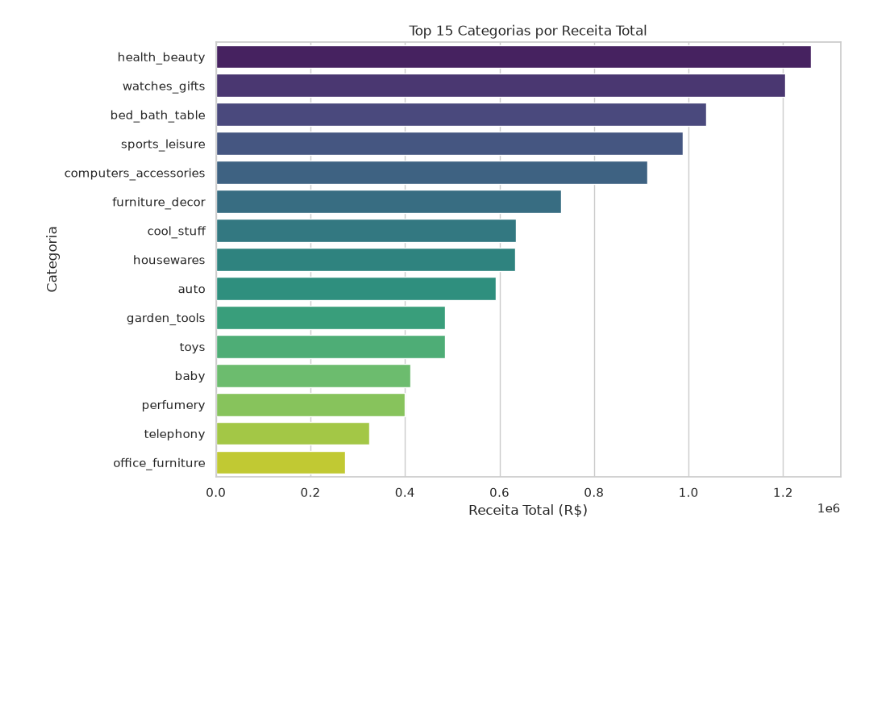
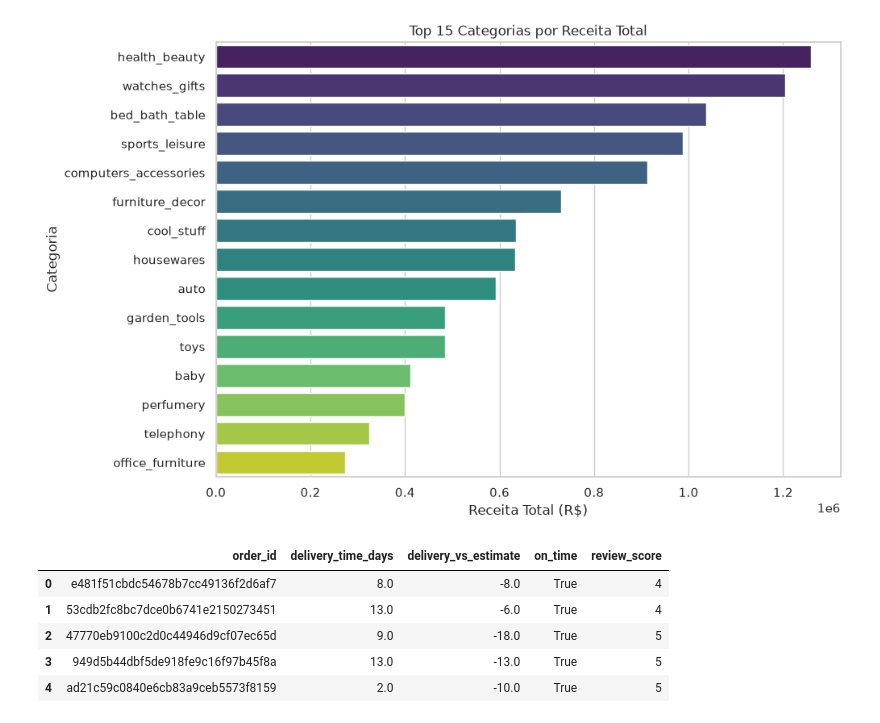
Before and after one commit to VictorMeirellesG/olist-ecommerce-analysis, a Jupyter notebook: notebooks/01_eda.ipynb, the cells around one changed output. Drawn from its saved outputs; the diff is of its cells as text; code cells hidden in the pictures; blank space fills up the shorter version.

```diff
--- a/notebooks/01_eda.ipynb
+++ b/notebooks/01_eda.ipynb
@@ -226,3 +226,13 @@ Passing `palette` without assigning `hue` is deprecated and will be removed in v
 
   sns.barplot(x=revenue_by_category.values, y=revenue_by_category.index, palette='viridis')
 [figure]
+# %%
+delivery_review = delivered.merge(reviews, on='order_id', how='inner')
+delivery_review[['order_id', 'delivery_time_days', 'delivery_vs_estimate', 'on_time', 'review_score']].head()
+# %% [output]
+|  | order_id | delivery_time_days | delivery_vs_estimate | on_time | review_score |
+| 0 | e481f51cbdc54678b7cc49136f2d6af7 | 8.0 | -8.0 | True | 4 |
+| 1 | 53cdb2fc8bc7dce0b6741e2150273451 | 13.0 | -6.0 | True | 4 |
+| 2 | 47770eb9100c2d0c44946d9cf07ec65d | 9.0 | -18.0 | True | 5 |
+| 3 | 949d5b44dbf5de918fe9c16f97b45f8a | 13.0 | -13.0 | True | 5 |
+| 4 | ad21c59c0840e6cb83a9ceb5573f8159 | 2.0 | -10.0 | True | 5 |
```
Also changed, not shown: parts of 2 cells of this notebook.
